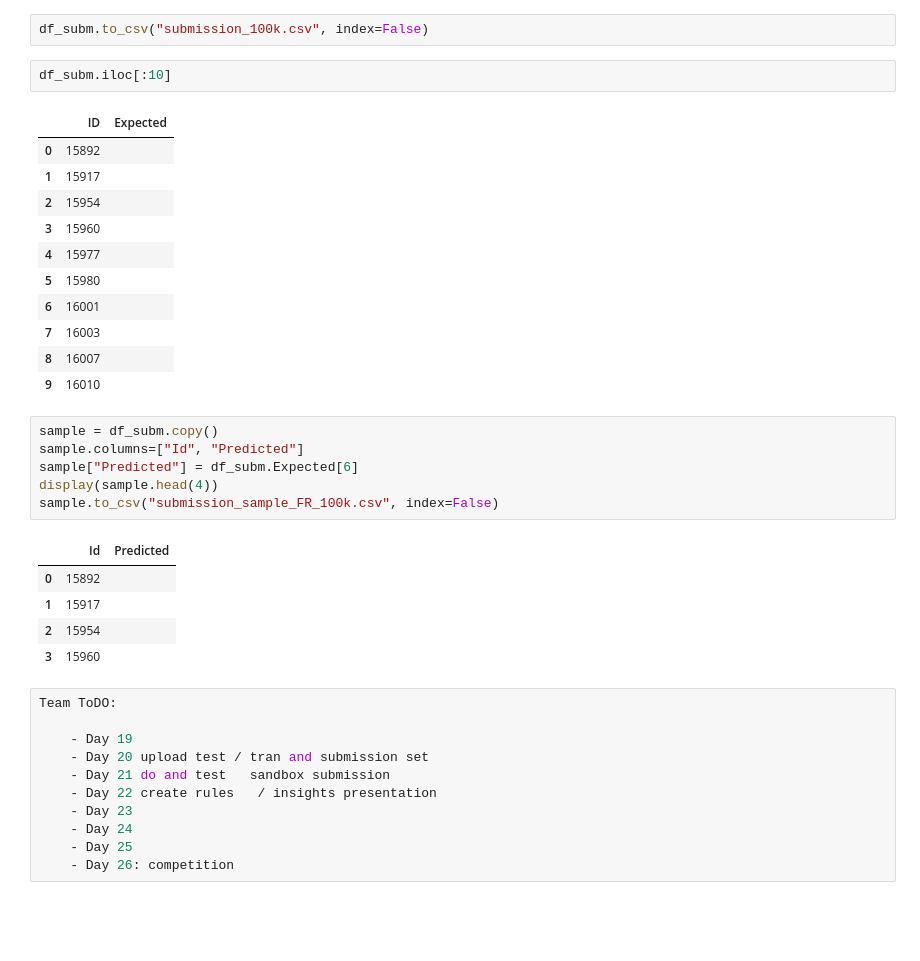
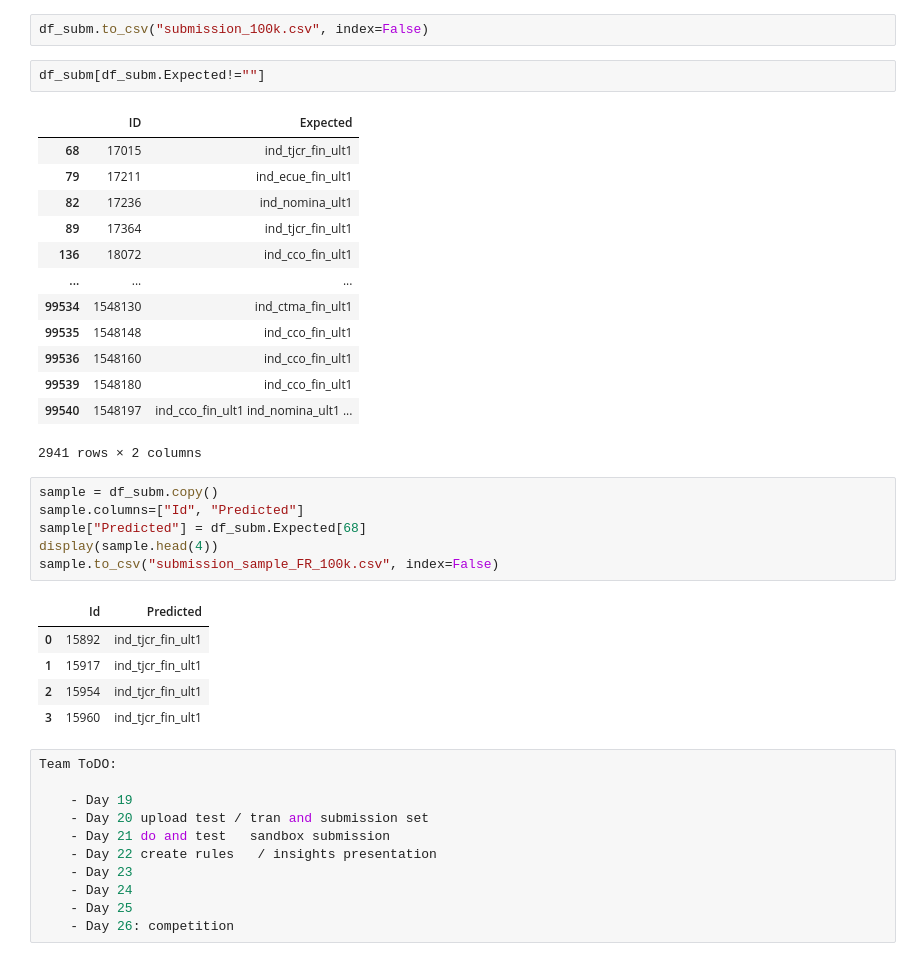
Before and after one commit to Fra1977/kaggle_santander, a Jupyter notebook: 02_create_train_test_sbmission_set.ipynb, the cells around one changed output. Drawn from its saved outputs; the diff is of its cells as text; blank space fills up the shorter version.

```diff
--- a/02_create_train_test_sbmission_set.ipynb
+++ b/02_create_train_test_sbmission_set.ipynb
@@ -333,31 +341,33 @@ df_subm
 # %%
 df_subm.to_csv("submission_100k.csv", index=False)
 # %%
-df_subm.iloc[:10]
+df_subm[df_subm.Expected!=""]
 # %% [output]
 |  | ID | Expected |
-| 0 | 15892 |  |
-| 1 | 15917 |  |
-| 2 | 15954 |  |
-| 3 | 15960 |  |
-| 4 | 15977 |  |
-| 5 | 15980 |  |
-| 6 | 16001 |  |
-| 7 | 16003 |  |
-| 8 | 16007 |  |
-| 9 | 16010 |  |
+| 68 | 17015 | ind_tjcr_fin_ult1 |
+| 79 | 17211 | ind_ecue_fin_ult1 |
+| 82 | 17236 | ind_nomina_ult1 |
+| 89 | 17364 | ind_tjcr_fin_ult1 |
+| 136 | 18072 | ind_cco_fin_ult1 |
+| ... | ... | ... |
+| 99534 | 1548130 | ind_ctma_fin_ult1 |
+| 99535 | 1548148 | ind_cco_fin_ult1 |
+| 99536 | 1548160 | ind_cco_fin_ult1 |
+| 99539 | 1548180 | ind_cco_fin_ult1 |
+| 99540 | 1548197 | ind_cco_fin_ult1 ind_nomina_ult1 ... |
+2941 rows × 2 columns
 # %%
 sample = df_subm.copy()
 sample.columns=["Id", "Predicted"]
-sample["Predicted"] = df_subm.Expected[6]
+sample["Predicted"] = df_subm.Expected[68]
 display(sample.head(4))
 sample.to_csv("submission_sample_FR_100k.csv", index=False)
 # %% [output]
 |  | Id | Predicted |
-| 0 | 15892 |  |
-| 1 | 15917 |  |
-| 2 | 15954 |  |
-| 3 | 15960 |  |
+| 0 | 15892 | ind_tjcr_fin_ult1 |
+| 1 | 15917 | ind_tjcr_fin_ult1 |
+| 2 | 15954 | ind_tjcr_fin_ult1 |
+| 3 | 15960 | ind_tjcr_fin_ult1 |
 # %%
 Team ToDO:
 
```
Also changed, not shown: parts of 2 cells of this notebook, 1 other file.
